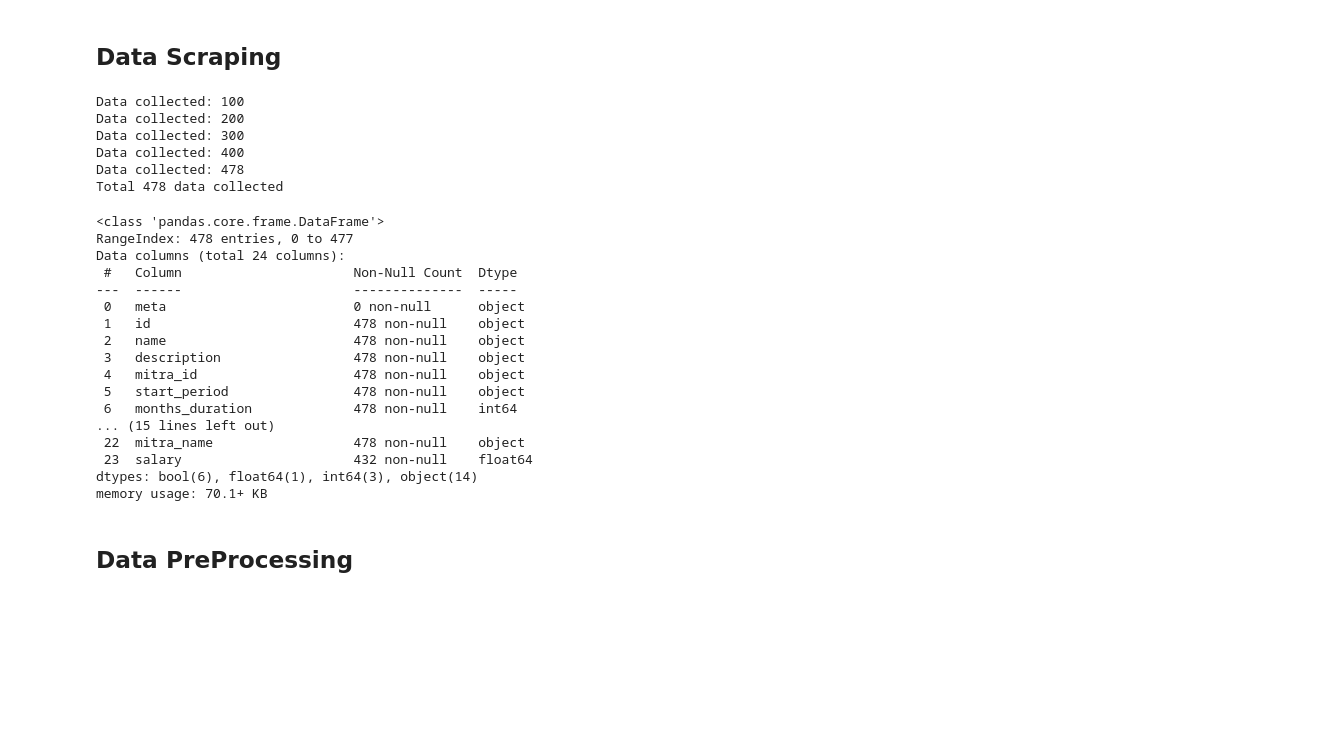
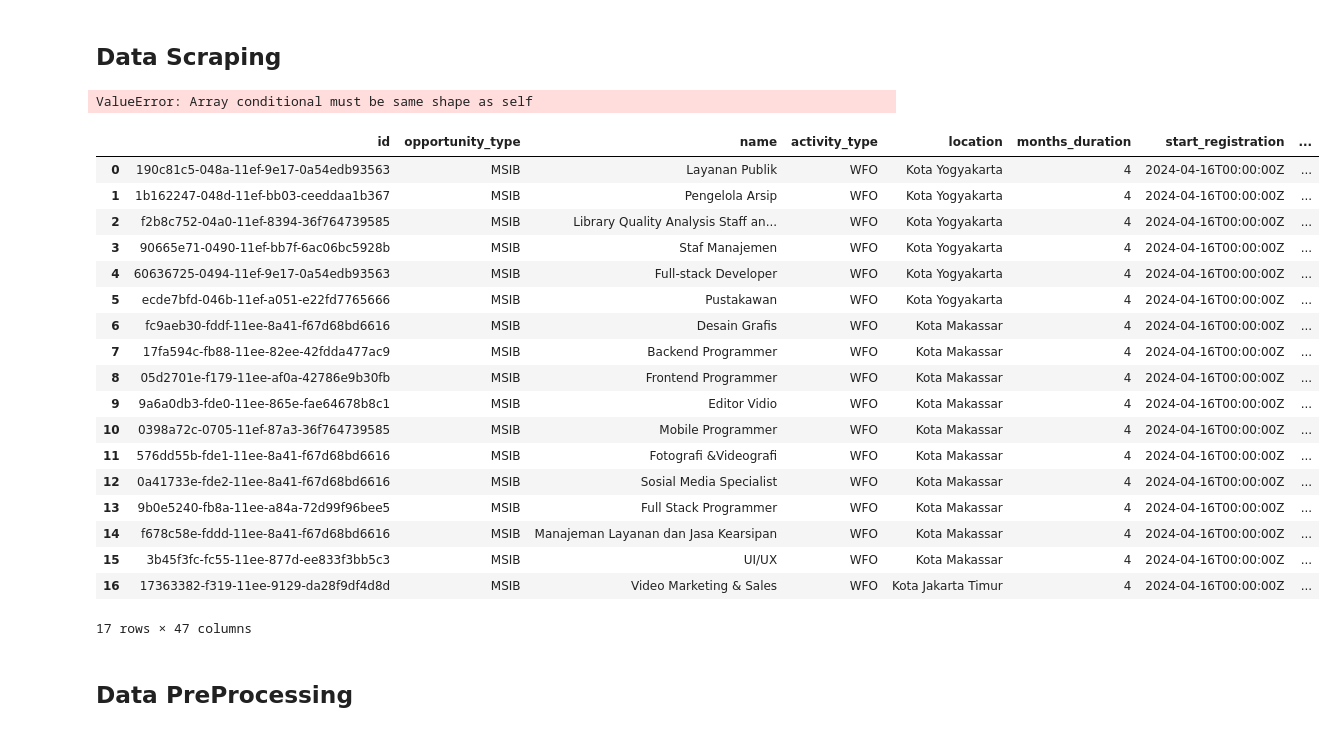
Before and after one commit to Aszaychik/optimasi-search-magang-merdeka, a Jupyter notebook: notebooks/model.ipynb, the cells around one changed output. Drawn from its saved outputs; the diff is of its cells as text; code cells hidden in the pictures; blank space fills up the shorter version.

Commit message:
fix(scraping): Update url detail

```diff
--- a/notebooks/model.ipynb
+++ b/notebooks/model.ipynb
@@ -8,6 +11,6 @@ import pandas as pd
 # %%
 url_opportunities = "https://api.kampusmerdeka.kemdikbud.go.id/magang/browse/opportunities"
-url_detail = "https://api.kampusmerdeka.kemdikbud.go.id/magang/browse/opportunities/{}"
+url_detail = "https://api.kampusmerdeka.kemdikbud.go.id/magang/browse/position/{}"
 url_mitra = "https://api.kampusmerdeka.kemdikbud.go.id/mitra/public/id/{}"
 limit = 100
 offset = 0
@@ -56,30 +59,27 @@ while True:
 
 print(f"Total {len(all_data)} data collected")
 # %% [output]
-Data collected: 100
-Data collected: 200
-Data collected: 300
-Data collected: 400
-Data collected: 478
-Total 478 data collected
+ValueError: Array conditional must be same shape as self
 # %%
-all_data.info()
+all_data
 # %% [output]
+|  | id | opportunity_type | name | activity_type | location | months_duration | start_registration | ... |
+| 0 | 190c81c5-048a-11ef-9e17-0a54edb93563 | MSIB | Layanan Publik | WFO | Kota Yogyakarta | 4 | 2024-04-16T00:00:00Z | ... |
+| 1 | 1b162247-048d-11ef-bb03-ceeddaa1b367 | MSIB | Pengelola Arsip | WFO | Kota Yogyakarta | 4 | 2024-04-16T00:00:00Z | ... |
+| 2 | f2b8c752-04a0-11ef-8394-36f764739585 | MSIB | Library Quality Analysis Staff an... | WFO | Kota Yogyakarta | 4 | 2024-04-16T00:00:00Z | ... |
+| 3 | 90665e71-0490-11ef-bb7f-6ac06bc5928b | MSIB | Staf Manajemen | WFO | Kota Yogyakarta | 4 | 2024-04-16T00:00:00Z | ... |
+| 4 | 60636725-0494-11ef-9e17-0a54edb93563 | MSIB | Full-stack Developer | WFO | Kota Yogyakarta | 4 | 2024-04-16T00:00:00Z | ... |
+| 5 | ecde7bfd-046b-11ef-a051-e22fd7765666 | MSIB | Pustakawan | WFO | Kota Yogyakarta | 4 | 2024-04-16T00:00:00Z | ... |
+| 6 | fc9aeb30-fddf-11ee-8a41-f67d68bd6616 | MSIB | Desain Grafis | WFO | Kota Makassar | 4 | 2024-04-16T00:00:00Z | ... |
+| 7 | 17fa594c-fb88-11ee-82ee-42fdda477ac9 | MSIB | Backend Programmer | WFO | Kota Makassar | 4 | 2024-04-16T00:00:00Z | ... |
+| 8 | 05d2701e-f179-11ee-af0a-42786e9b30fb | MSIB | Frontend Programmer | WFO | Kota Makassar | 4 | 2024-04-16T00:00:00Z | ... |
+| 9 | 9a6a0db3-fde0-11ee-865e-fae64678b8c1 | MSIB | Editor Vidio | WFO | Kota Makassar | 4 | 2024-04-16T00:00:00Z | ... |
+| 10 | 0398a72c-0705-11ef-87a3-36f764739585 | MSIB | Mobile Programmer | WFO | Kota Makassar | 4 | 2024-04-16T00:00:00Z | ... |
+| 11 | 576dd55b-fde1-11ee-8a41-f67d68bd6616 | MSIB | Fotografi &Videografi | WFO | Kota Makassar | 4 | 2024-04-16T00:00:00Z | ... |
+| 12 | 0a41733e-fde2-11ee-8a41-f67d68bd6616 | MSIB | Sosial Media Specialist | WFO | Kota Makassar | 4 | 2024-04-16T00:00:00Z | ... |
+| 13 | 9b0e5240-fb8a-11ee-a84a-72d99f96bee5 | MSIB | Full Stack Programmer | WFO | Kota Makassar | 4 | 2024-04-16T00:00:00Z | ... |
+| 14 | f678c58e-fddd-11ee-8a41-f67d68bd6616 | MSIB | Manajeman Layanan dan Jasa Kearsipan | WFO | Kota Makassar | 4 | 2024-04-16T00:00:00Z | ... |
+| 15 | 3b45f3fc-fc55-11ee-877d-ee833f3bb5c3 | MSIB | UI/UX | WFO | Kota Makassar | 4 | 2024-04-16T00:00:00Z | ... |
+| 16 | 17363382-f319-11ee-9129-da28f9df4d8d | MSIB | Video Marketing & Sales | WFO | Kota Jakarta Timur | 4 | 2024-04-16T00:00:00Z | ... |
-<class 'pandas.core.frame.DataFrame'>
-RangeIndex: 478 entries, 0 to 477
-Data columns (total 24 columns):
- #   Column                      Non-Null Count  Dtype
----  ------                      --------------  -----
- 0   meta                        0 non-null      object
- 1   id                          478 non-null    object
- 2   name                        478 non-null    object
- 3   description                 478 non-null    object
- 4   mitra_id                    478 non-null    object
- 5   start_period                478 non-null    object
- 6   months_duration             478 non-null    int64
-... (15 lines left out)
- 22  mitra_name                  478 non-null    object
- 23  salary                      432 non-null    float64
-dtypes: bool(6), float64(1), int64(3), object(14)
-memory usage: 70.1+ KB
+17 rows × 47 columns
 # %%
```
Also changed, not shown: parts of 3 cells of this notebook.
